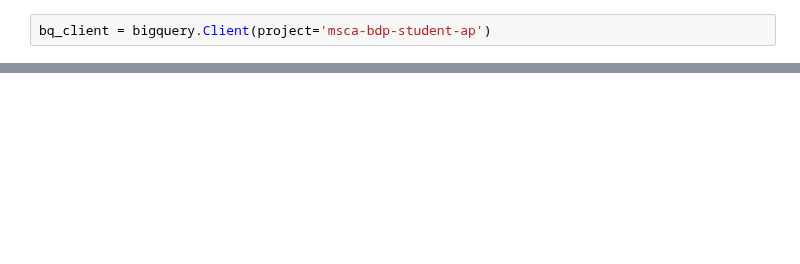
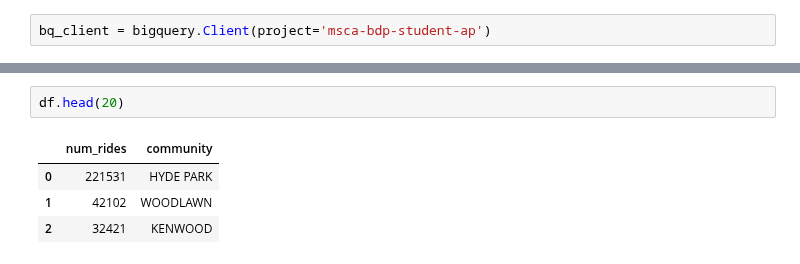
Before and after one commit to hvpachisia/uchicago-lyft-rideshare, a Jupyter notebook: geospatial_eda.ipynb, the cells around one changed output, grey strips where cells are left out. Drawn from its saved outputs; the diff is of its cells as text; blank space fills up the shorter version.

Commit message:
create tables grouped by community areas

```diff
--- a/geospatial_eda.ipynb
+++ b/geospatial_eda.ipynb
@@ -56,0 +82,7 @@ Py4JJavaError: An error occurred while calling o1013.load.
+# %%
+df.head(20)
+# %% [output]
+|  | num_rides | community |
+| 0 | 221531 | HYDE PARK |
+| 1 | 42102 | WOODLAWN |
+| 2 | 32421 | KENWOOD |
```
Also changed, not shown: parts of 5 cells of this notebook.
